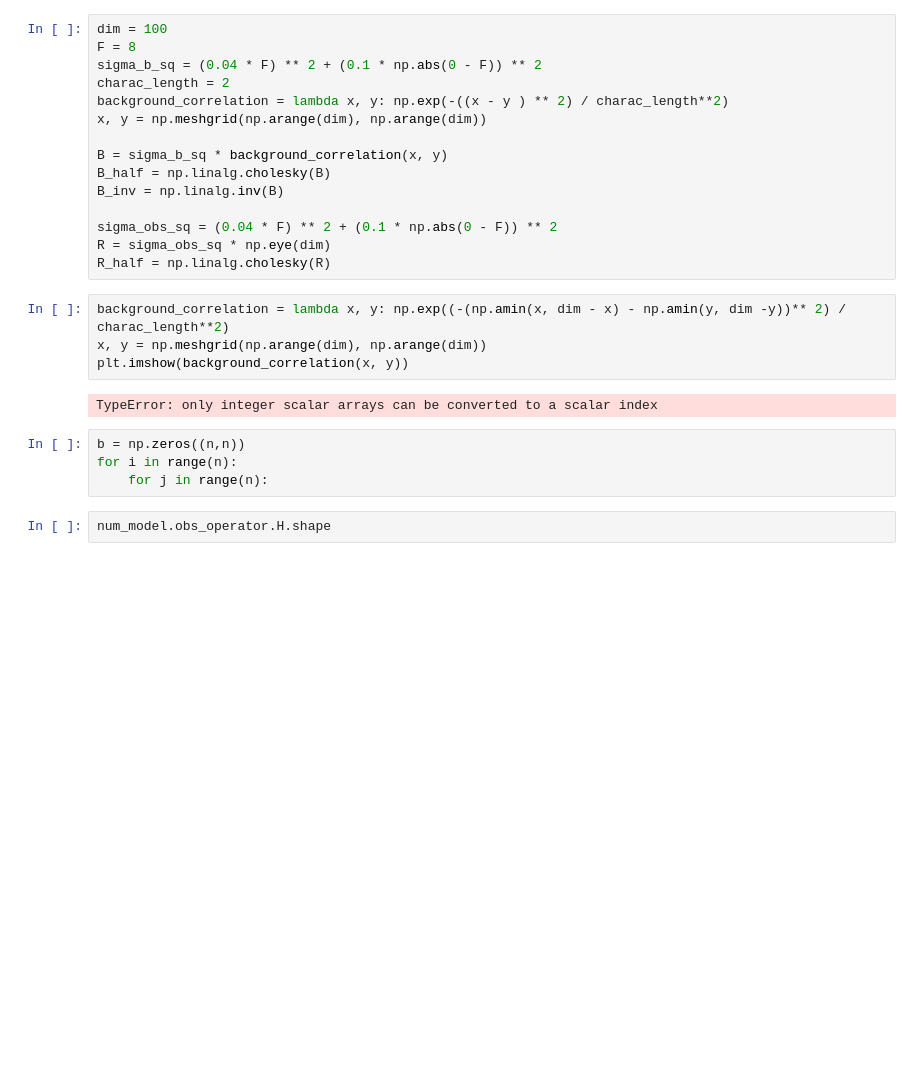
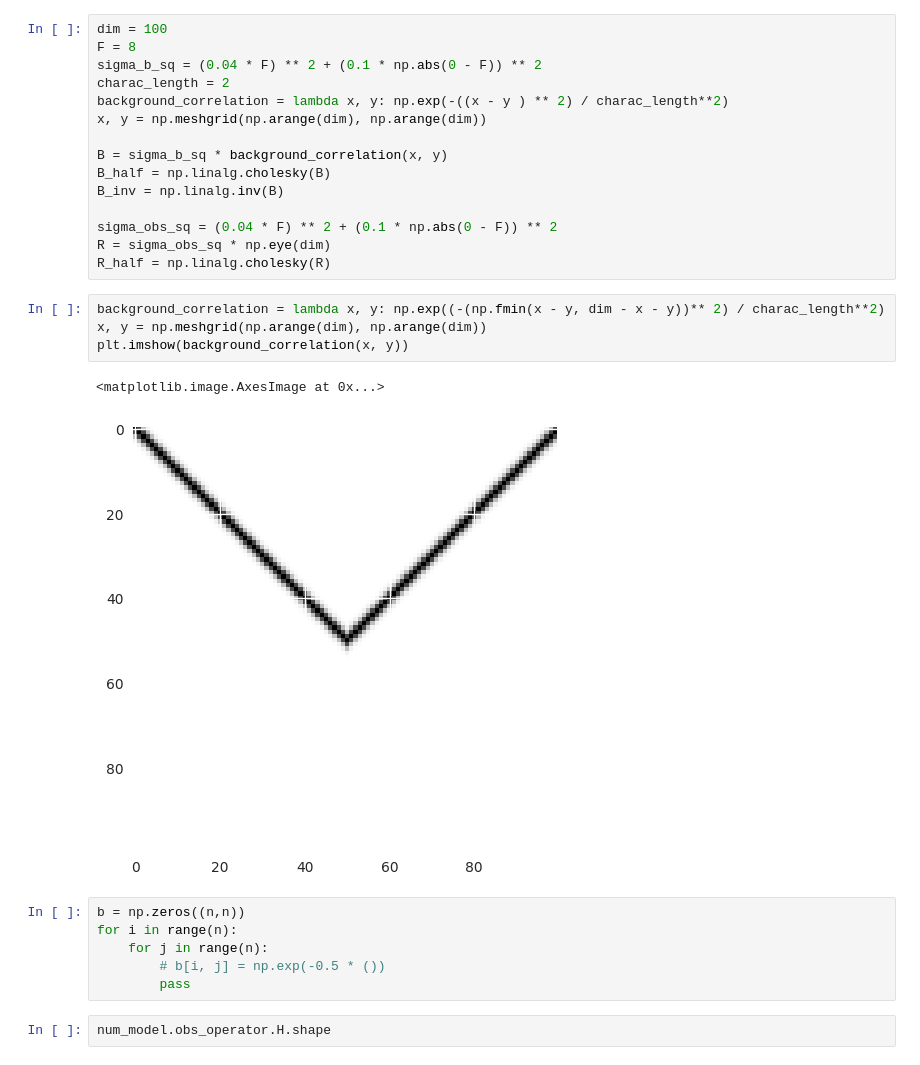
Before and after one commit to VTrappler/ML_preconditioners, a Jupyter notebook: prec_data/data_gen.ipynb, the cells around one changed output. Drawn from its saved outputs; the diff is of its cells as text; blank space fills up the shorter version.

```diff
--- a/prec_data/data_gen.ipynb
+++ b/prec_data/data_gen.ipynb
@@ -105,15 +106,18 @@ sigma_obs_sq = (0.04 * F) ** 2 + (0.1 * np.abs(0 - F)) ** 2
 R = sigma_obs_sq * np.eye(dim)
 R_half = np.linalg.cholesky(R)
 # %%
-background_correlation = lambda x, y: np.exp((-(np.amin(x, dim - x) - np.amin(y, dim -y))** 2) / charac_length**2)
+background_correlation = lambda x, y: np.exp((-(np.fmin(x - y, dim - x - y))** 2) / charac_length**2)
 x, y = np.meshgrid(np.arange(dim), np.arange(dim))
 plt.imshow(background_correlation(x, y))
 # %% [output]
-TypeError: only integer scalar arrays can be converted to a scalar index
+<matplotlib.image.AxesImage at 0x...>
+[figure, added]
 # %%
 b = np.zeros((n,n))
 for i in range(n):
     for j in range(n):
+        # b[i, j] = np.exp(-0.5 * ())
+        pass
 # %%
 num_model.obs_operator.H.shape
 # %% [output]
```
Also changed, not shown: parts of 6 cells of this notebook, 16 other files.
